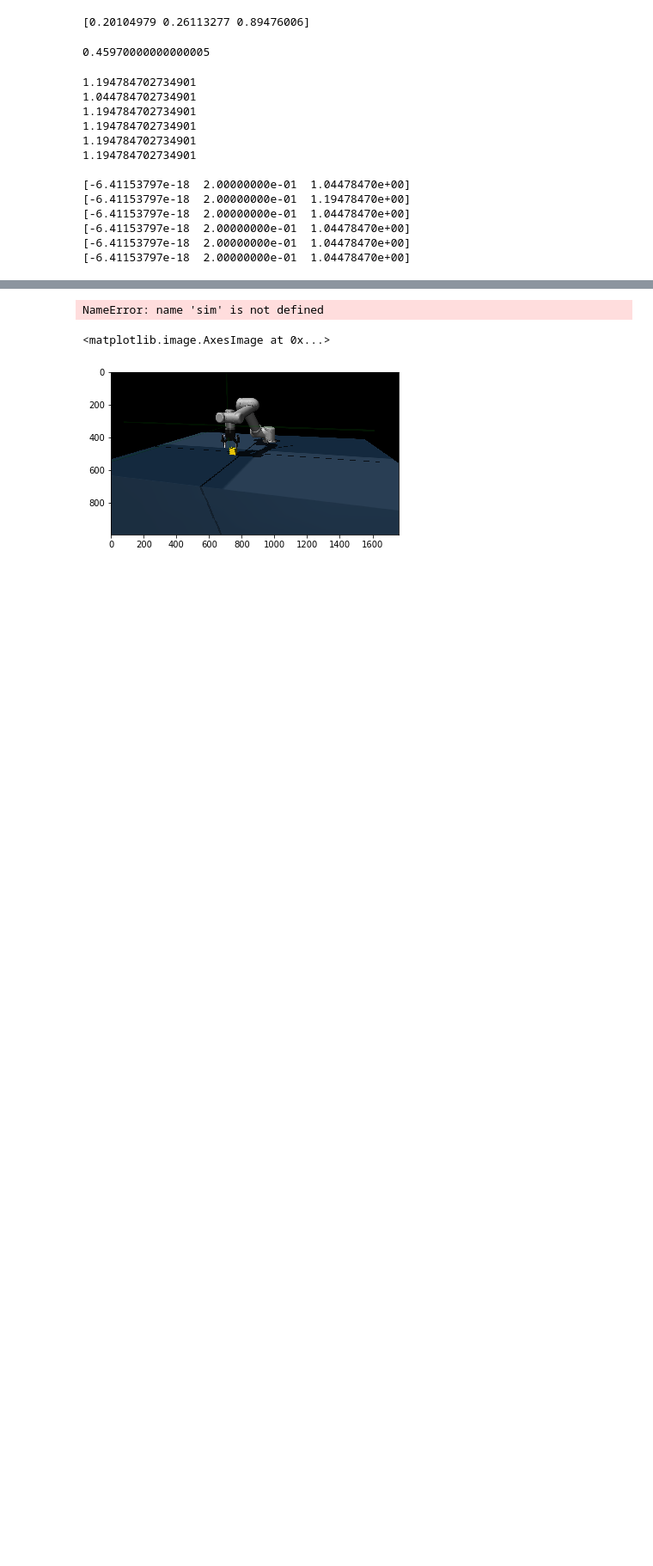
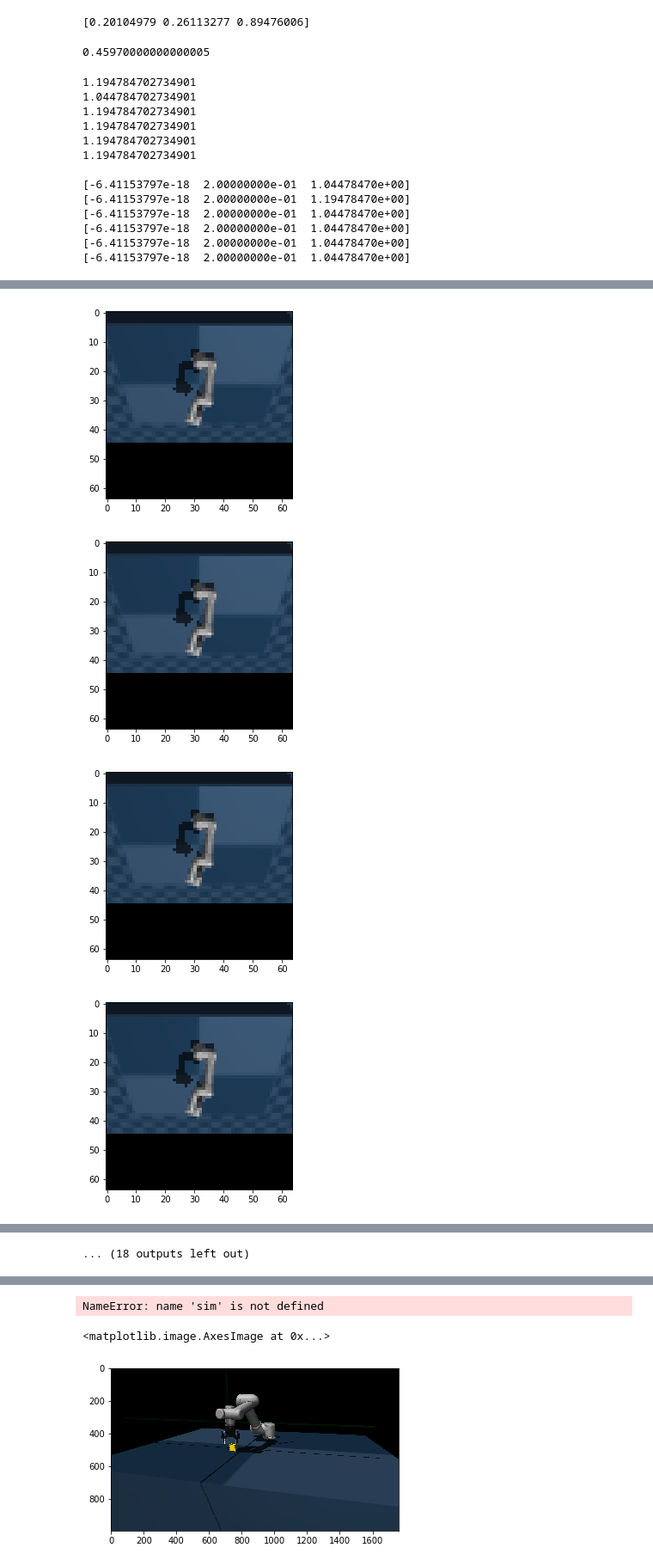
Before and after one commit to hogunkee/ur5_mujoco, a Jupyter notebook: modifying.ipynb, the cells around one changed output, grey strips where cells are left out. Shown at 86% size. Drawn from its saved outputs; the diff is of its cells as text; code cells hidden in the pictures; blank space fills up the shorter version.

```diff
--- a/modifying.ipynb
+++ b/modifying.ipynb
@@ -178,0 +216,45 @@ time.sleep(0.1)
+# %%
+gripper_ctrl = -0.05
+width, height = 64, 64
+
+frames = []
+cnt = 0
+steps = 30 #0
+for j in range(steps):
+    sim.data.mocap_pos[0] = sim.data.get_body_xpos('target_body_1') + np.array([0, 0, 0.3])
+    sim.data.mocap_quat[0] = np.array([0, 1, 0, 0])
+
+    for gripper_idx in range(len(gripper_joint_list)):
+        cur_pos = sim.data.get_joint_qpos(gripper_joint_list[gripper_idx])
+        sim.data.ctrl[gripper_idx] = cur_pos + gripper_ctrl
+
+#     sim.step()
+#     sim.render(mode='window')
+#     time.sleep(0.001)
+
+    cnt += sim.model.opt.timestep/viewer._time_per_render
+    while cnt > 0:
+        cnt -= 1
+        sim.step()
+        sim.render(mode="window")
+    viewer._set_mujoco_buffers()
+#     img = viewer._read_pixels_as_in_window()
+    img = viewer.sim.render(width=width, height=height, mode='offscreen')
+    img = viewer.sim.render(width=width, height=height, mode='offscreen')
+    viewer._set_mujoco_buffers()
+    plt.imshow(img)
+    plt.show()
+
+#         sim.render(mode='window')
+#         viewer._set_mujoco_buffers()
+#         im_state = viewer.sim.render(width=width, height=height, mode='offscreen')
+#         img = viewer._read_pixels_as_in_window()
+#         viewer._set_mujoco_buffers()
+#         frames.append(img)
+#         plt.imshow(img)
+#         plt.show()
+# %% [output]
+[figure, added]
+[figure, added]
+[figure, added]
+[figure, added]
@@ -178,0 +269 @@ time.sleep(0.1)
+... (18 outputs left out)
```
Also changed, not shown: parts of 3 cells of this notebook, 2 other files.
